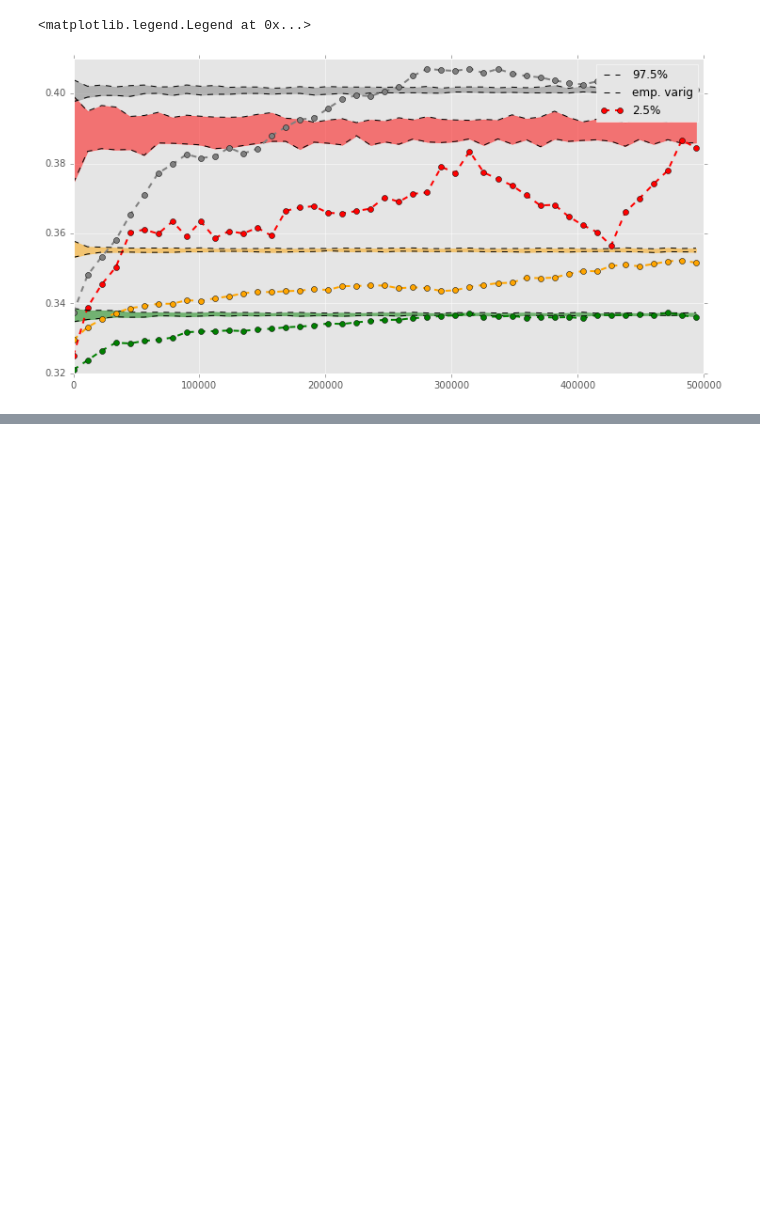
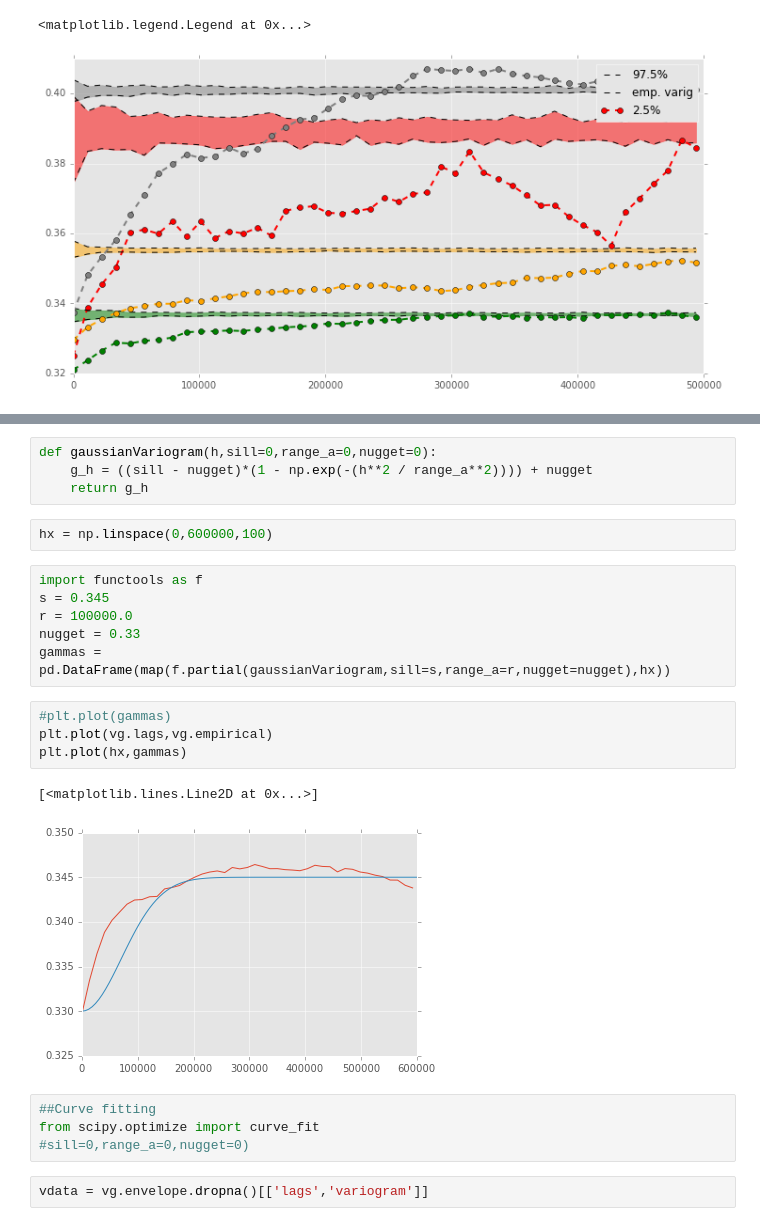
Before and after one commit to molgor/spystats, a Jupyter notebook: notebooks/global_variogram.ipynb, the cells around one changed output, grey strips where cells are left out. Saved outputs shown, nothing was run; the diff lists cells and outputs as text; blank space fills up the shorter version.

```diff
--- a/notebooks/global_variogram.ipynb
+++ b/notebooks/global_variogram.ipynb
@@ -126,0 +126,25 @@ nv0
+# %%
+def gaussianVariogram(h,sill=0,range_a=0,nugget=0):
+    g_h = ((sill - nugget)*(1 - np.exp(-(h**2 / range_a**2)))) + nugget
+    return g_h
+# %%
+hx = np.linspace(0,600000,100)
+# %%
+import functools as f
+s = 0.345
+r = 100000.0
+nugget = 0.33
+gammas = pd.DataFrame(map(f.partial(gaussianVariogram,sill=s,range_a=r,nugget=nugget),hx))
+# %%
+#plt.plot(gammas)
+plt.plot(vg.lags,vg.empirical)
+plt.plot(hx,gammas)
+# %% [output]
+[<matplotlib.lines.Line2D at 0x...>]
+[figure, added]
+# %%
+##Curve fitting
+from scipy.optimize import curve_fit
+#sill=0,range_a=0,nugget=0)
+# %%
+vdata = vg.envelope.dropna()[['lags','variogram']]
```
Also changed, not shown: parts of 14 cells of this notebook, 4 other files.
